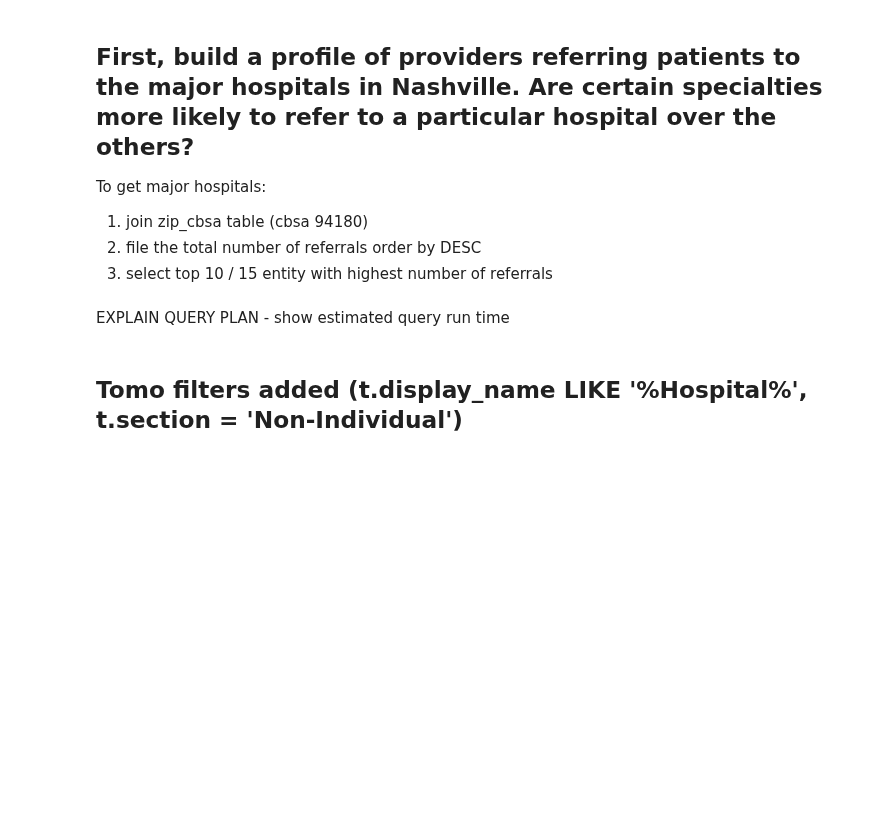
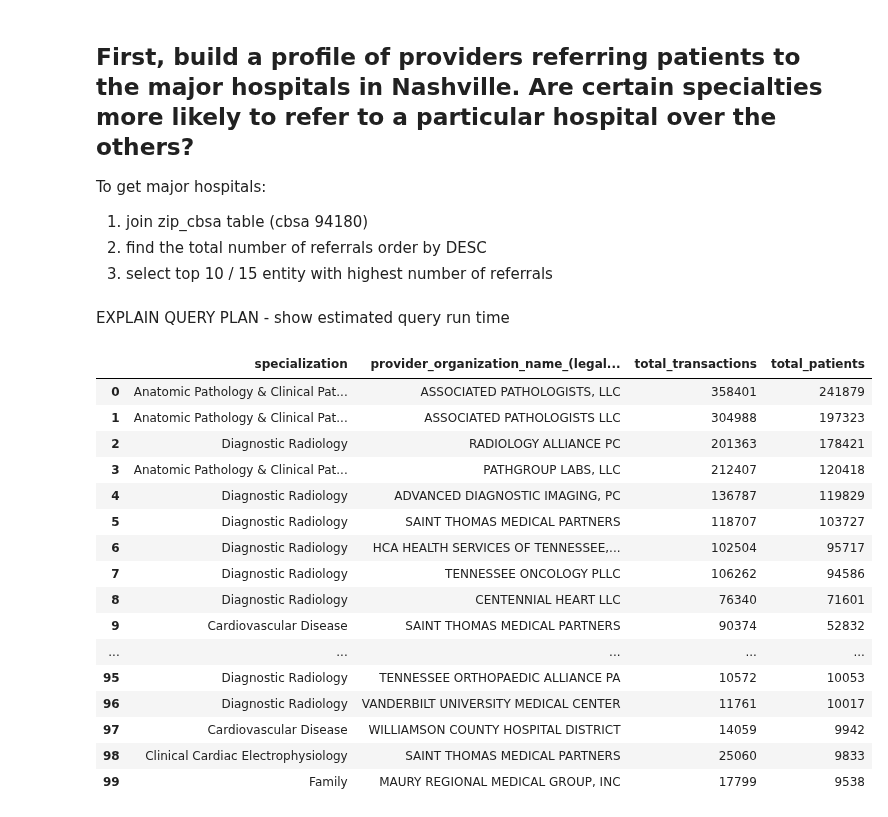
Before and after one commit to tomoumer/hop_team-the-hindenburgs, a Jupyter notebook: Hop_Teaming_Analysis.ipynb, the cells around one changed output. Cells and saved outputs as stored; diff of their text form; code cells hidden in the pictures; blank space fills up the shorter version.

Commit message:
joined query with cbsa

```diff
--- a/Hop_Teaming_Analysis.ipynb
+++ b/Hop_Teaming_Analysis.ipynb
@@ -1,6 +1,7 @@
 # %%
 import sqlite3
 import pandas as pd
+pd.set_option('display.max_rows', None)
 # %%
 db = sqlite3.connect('Hop_Teaming_2018.sqlite')
 # %%
@@ -8,36 +9,62 @@ with sqlite3.connect('Hop_Teaming_2018.sqlite') as db:
     sqliteCursor = db.cursor()
     db.execute('CREATE UNIQUE INDEX IF NOT EXISTS nppes_npi ON nppes (npi)')
     db.execute('CREATE UNIQUE INDEX IF NOT EXISTS taxonomy_code ON taxonomy (code)')
-    db.execute('CREATE UNIQUE INDEX IF NOT EXISTS display_name ON taxonomy (display_name)')
-    db.execute('CREATE INDEX IF NOT EXISTS section ON taxonomy (section)')
+    db.execute('CREATE UNIQUE INDEX IF NOT EXISTS zip_cbsa_unique ON zip_cbsa (zip,cbsa)')
+    db.execute('CREATE INDEX IF NOT EXISTS zip_cbsa_zip ON zip_cbsa (zip)')
     db.execute('CREATE INDEX IF NOT EXISTS nppes_organization_name ON nppes (`provider_organization_name_(legal_business_name)`)')
 # %% [markdown]
 ## First, build a profile of providers referring patients to the major hospitals in Nashville. Are certain specialties more likely to refer to a particular hospital over the others?
 
 To get major hospitals:
 1. join zip_cbsa table (cbsa 94180)
-2. file the total number of referrals order by DESC
+2. find the total number of referrals order by DESC
 3. select top 10 / 15 entity with highest number of referrals
 # %% [markdown]
 EXPLAIN QUERY PLAN - show estimated query run time
 # %%
 query = '''
 SELECT t.specialization, n2.`provider_organization_name_(legal_business_name)`,
-       SUM(hop.transaction_count) AS patients_referral
+       SUM(hop.transaction_count) AS total_transactions, SUM(hop.patient_count) AS total_patients
 FROM Hop_Teaming_2018 AS hop
 INNER JOIN nppes n1
 ON hop.from_npi = n1.npi
 INNER JOIN nppes n2
 ON hop.to_npi = n2.npi
 INNER JOIN taxonomy as t
 ON n1.primary_taxonomy = t.code
+INNER JOIN zip_cbsa as zip
+ON n2.provider_business_practice_location_address_postal_code = zip.zip
 WHERE n1.entity_type_code = 1
-    AND n2.provider_business_practice_location_address_city_name = 'NASHVILLE'
     AND n2.provider_business_practice_location_address_state_name = 'TN'
     AND n2.entity_type_code = 2
     AND t.specialization <> 'None'
+    AND zip.cbsa = 34980
+    AND zip.res_ratio >= 0.5
 GROUP BY t.specialization, n2.`provider_organization_name_(legal_business_name)`
-ORDER BY patients_referral DESC
+ORDER BY total_patients DESC
 LIMIT 100;
 '''
+
+with sqlite3.connect('Hop_Teaming_2018.sqlite') as db:
+    cbsa_34980_sqlite = pd.read_sql(query, db)
+
+cbsa_34980_sqlite
+# %% [output]
+|  | specialization | provider_organization_name_(legal... | total_transactions | total_patients |
+| 0 | Anatomic Pathology & Clinical Pat... | ASSOCIATED PATHOLOGISTS, LLC | 358401 | 241879 |
+| 1 | Anatomic Pathology & Clinical Pat... | ASSOCIATED PATHOLOGISTS LLC | 304988 | 197323 |
+| 2 | Diagnostic Radiology | RADIOLOGY ALLIANCE PC | 201363 | 178421 |
+| 3 | Anatomic Pathology & Clinical Pat... | PATHGROUP LABS, LLC | 212407 | 120418 |
+| 4 | Diagnostic Radiology | ADVANCED DIAGNOSTIC IMAGING, PC | 136787 | 119829 |
+| 5 | Diagnostic Radiology | SAINT THOMAS MEDICAL PARTNERS | 118707 | 103727 |
+| 6 | Diagnostic Radiology | HCA HEALTH SERVICES OF TENNESSEE,... | 102504 | 95717 |
+| 7 | Diagnostic Radiology | TENNESSEE ONCOLOGY PLLC | 106262 | 94586 |
+| 8 | Diagnostic Radiology | CENTENNIAL HEART LLC | 76340 | 71601 |
+| 9 | Cardiovascular Disease | SAINT THOMAS MEDICAL PARTNERS | 90374 | 52832 |
+| ... | ... | ... | ... | ... |
+| 95 | Diagnostic Radiology | TENNESSEE ORTHOPAEDIC ALLIANCE PA | 10572 | 10053 |
+| 96 | Diagnostic Radiology | VANDERBILT UNIVERSITY MEDICAL CENTER | 11761 | 10017 |
+| 97 | Cardiovascular Disease | WILLIAMSON COUNTY HOSPITAL DISTRICT | 14059 | 9942 |
+| 98 | Clinical Cardiac Electrophysiology | SAINT THOMAS MEDICAL PARTNERS | 25060 | 9833 |
+| 99 | Family | MAURY REGIONAL MEDICAL GROUP, INC | 17799 | 9538 |
 # %%
@@ -64,2 +97,0 @@ LIMIT 20;
-# %% [markdown]
-## Tomo filters added (t.display_name LIKE '%Hospital%', t.section = 'Non-Individual')
```
Also changed, not shown: parts of 9 cells of this notebook.
